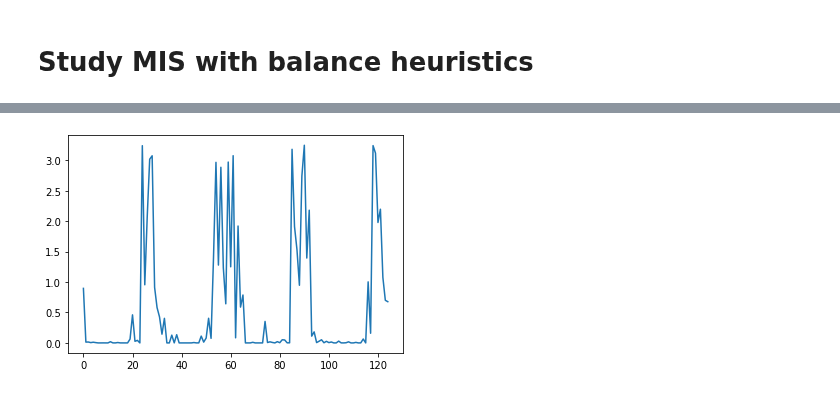
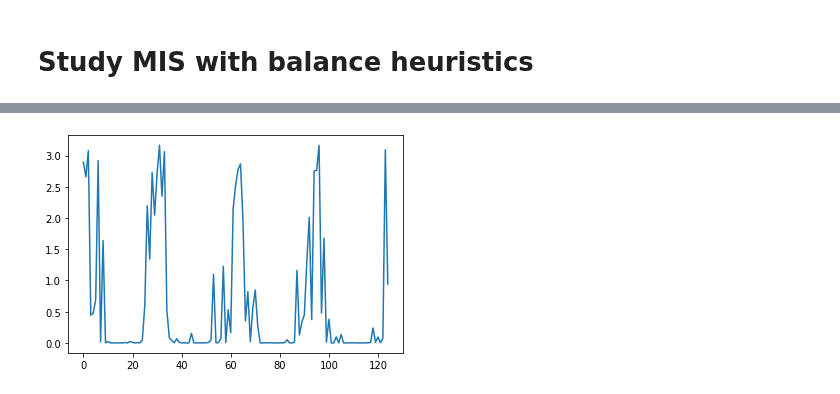
Before and after one commit to francescovidaich964/Como_lake, a Jupyter notebook: bandit_tests/non-stat_contextual_bandits.ipynb, the cells around one changed output, grey strips where cells are left out. Drawn from its saved outputs; the diff is of its cells as text; code cells hidden in the pictures.

```diff
--- a/bandit_tests/non-stat_contextual_bandits.ipynb
+++ b/bandit_tests/non-stat_contextual_bandits.ipynb
@@ -538,3 +646,44 @@ var_MIS = np.array(var_MIS)
+# %%
+#### Problem settings ####
+param_based = True
+NS_context  = False
+remove_context = True
+get_p = True
+R_inf = 1
+alpha = 126
+range_sigma = np.linspace(0.1,6,30)
+A_sigma_ratio = 2
+n_seeds = 20
+##########################
+
+perf_NS = []
+perf_MIS = []
+var_MIS = []
+
+for sigma in tqdm(range_sigma):
+    temp_perf_NS = []
+    temp_perf_MIS = []
+    temp_var_MIS = []
+
+    env = environment(NS_context, remove_context, sigma_x=2,
+                      A=0.5, phi=0.1, psi=np.pi/2)
+    #sigma = A/A_sigma_ratio
+    nu  = hyperpolicy(param_based, sigma_theta=sigma,
+                      A=3, phi=0.1, psi=np.pi/2)
+
+    for s in range(n_seeds):
+        env.reset()
+        contexts, thetas, rewards, actions, NS_process, theta_means = env.play(nu, n_steps=126, get_p=get_p)
+        temp_perf_NS.append(np.mean(rewards[-alpha:]))
+        temp_perf_MIS.append(MIS_bh_estimation(nu, thetas, rewards, alpha, beta=1)[1]*alpha)
+        temp_var_MIS.append(MIS_bh_variance(nu, thetas, rewards, R_inf, alpha, beta=1))
+    perf_NS.append(np.array(temp_perf_NS))
+    perf_MIS.append(np.array(temp_perf_MIS))
+    var_MIS.append(np.array(temp_var_MIS))
+
+perf_NS = np.array(perf_NS)
+perf_MIS = np.array(perf_MIS)
+var_MIS = np.array(var_MIS)
 # %%
 fig, ax = plt.subplots(figsize=(16,9))
 ax.errorbar(range_sigma, perf_NS.mean(axis=1), yerr=perf_NS.std(axis=1), label='NS policy performance')
@@ -612,27 +763,27 @@ class simpler_environment:
 # %%
 ### Build a NS-process with a controllable last value (timestep T+1):
 ### - we will play until time T and use MIS to estimate performance at
 ###   time T+1, in which the distribution of thetas has mean qual to 'last_val'
 T = 125
 phi = 0.1
-psi = 0.5
+psi = 0
 A = 5
 last_val = 0
 
 NS_process = np.sin( phi * np.arange(T) + psi )
 NS_process = np.append(NS_process, last_val)
 
 ### Initialize hyperpolicy and env
 simple_env = simpler_environment(NS_process[:-1])
 nu  = hyperpolicy(param_based=True, sigma_theta=1, theta_means=A*NS_process)
 
 # Run the hyperpolicy
 thetas, rewards, actions, theta_means = simple_env.play(nu, get_p=True)
 
 # Evaluate the performance
 IS_weights = MIS_bh_estimation(nu, thetas, rewards, alpha=T, beta=1)[2]
 plt.plot(IS_weights)
 plt.show()
 # %% [output]
-[figure, old version]
+[figure, new version]
 # %%
```
Also changed, not shown: parts of 30 cells of this notebook, 1 other file.
